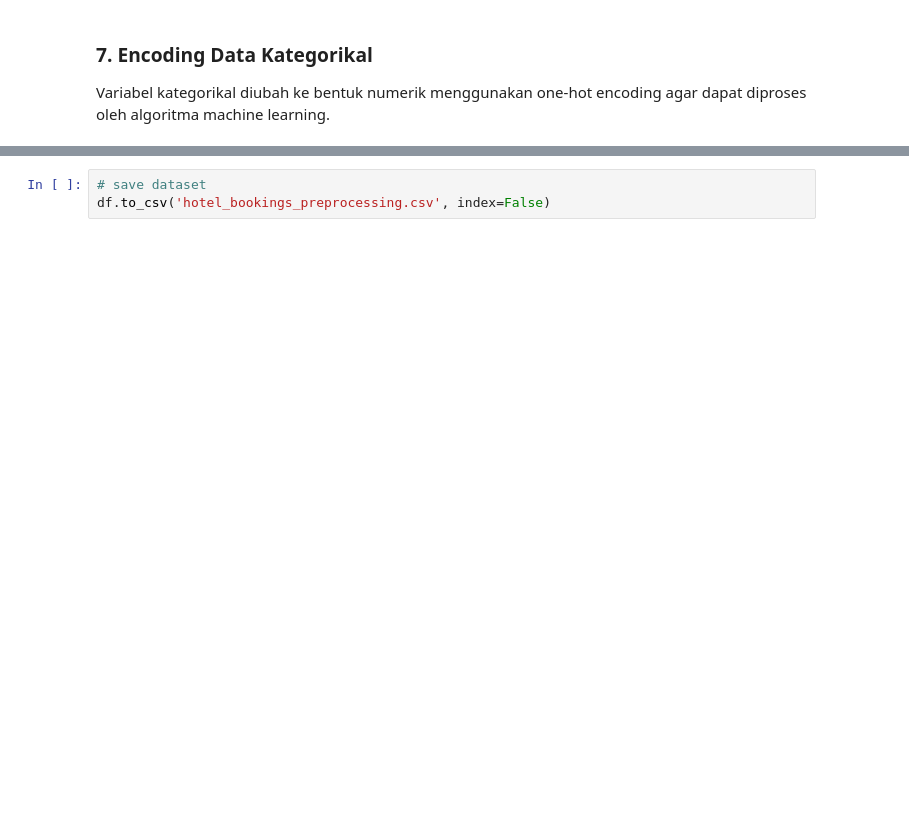
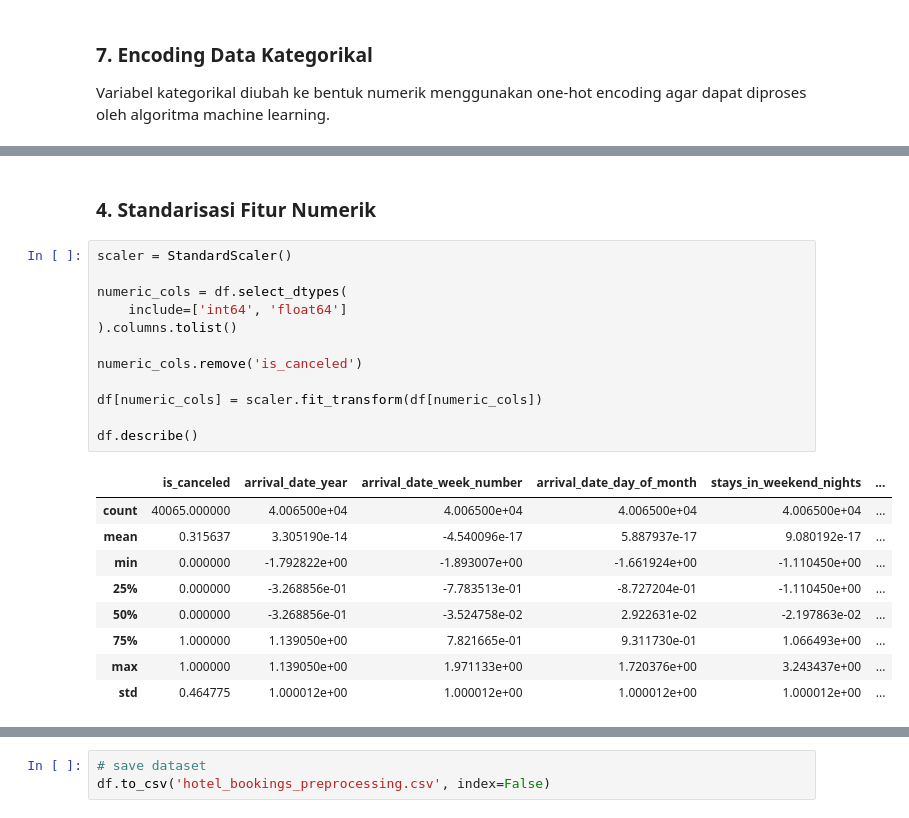
Before and after one commit to ffiyyeyyz/Eksperimen_SML_Luthfiyya-Nur-Rachmi, a Jupyter notebook: preprocessing/Eksperimen_Luthfiyya-Nur-Rachmi.ipynb, the cells around one changed output, grey strips where cells are left out. Saved outputs shown, nothing was run; the diff lists cells and outputs as text; blank space fills up the shorter version.

```diff
--- a/preprocessing/Eksperimen_Luthfiyya-Nur-Rachmi.ipynb
+++ b/preprocessing/Eksperimen_Luthfiyya-Nur-Rachmi.ipynb
@@ -506,0 +497,24 @@ df.head()
+# %% [markdown]
+### **4. Standarisasi Fitur Numerik**
+# %%
+scaler = StandardScaler()
+
+numeric_cols = df.select_dtypes(
+    include=['int64', 'float64']
+).columns.tolist()
+
+numeric_cols.remove('is_canceled')
+
+df[numeric_cols] = scaler.fit_transform(df[numeric_cols])
+
+df.describe()
+# %% [output]
+|  | is_canceled | arrival_date_year | arrival_date_week_number | arrival_date_day_of_month | stays_in_weekend_nights | ... |
+| count | 40065.000000 | 4.006500e+04 | 4.006500e+04 | 4.006500e+04 | 4.006500e+04 | ... |
+| mean | 0.315637 | 3.305190e-14 | -4.540096e-17 | 5.887937e-17 | 9.080192e-17 | ... |
+| min | 0.000000 | -1.792822e+00 | -1.893007e+00 | -1.661924e+00 | -1.110450e+00 | ... |
+| 25% | 0.000000 | -3.268856e-01 | -7.783513e-01 | -8.727204e-01 | -1.110450e+00 | ... |
+| 50% | 0.000000 | -3.268856e-01 | -3.524758e-02 | 2.922631e-02 | -2.197863e-02 | ... |
+| 75% | 1.000000 | 1.139050e+00 | 7.821665e-01 | 9.311730e-01 | 1.066493e+00 | ... |
+| max | 1.000000 | 1.139050e+00 | 1.971133e+00 | 1.720376e+00 | 3.243437e+00 | ... |
+| std | 0.464775 | 1.000012e+00 | 1.000012e+00 | 1.000012e+00 | 1.000012e+00 | ... |
```
Also changed, not shown: parts of 14 cells of this notebook.
